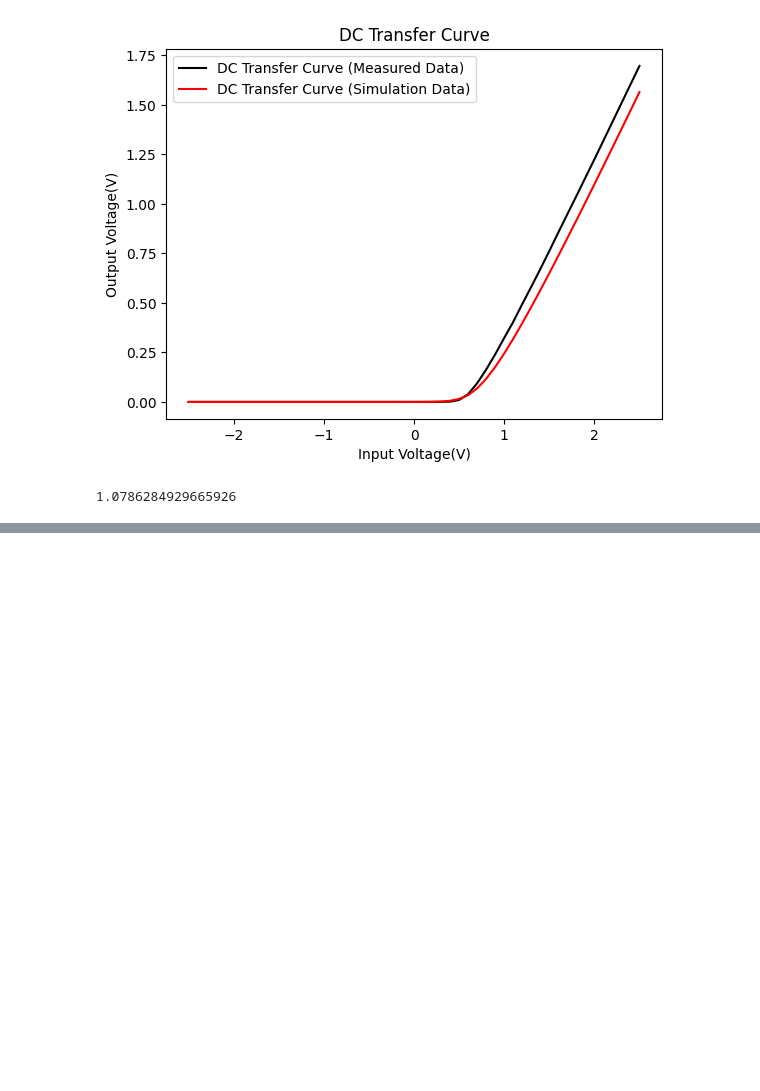
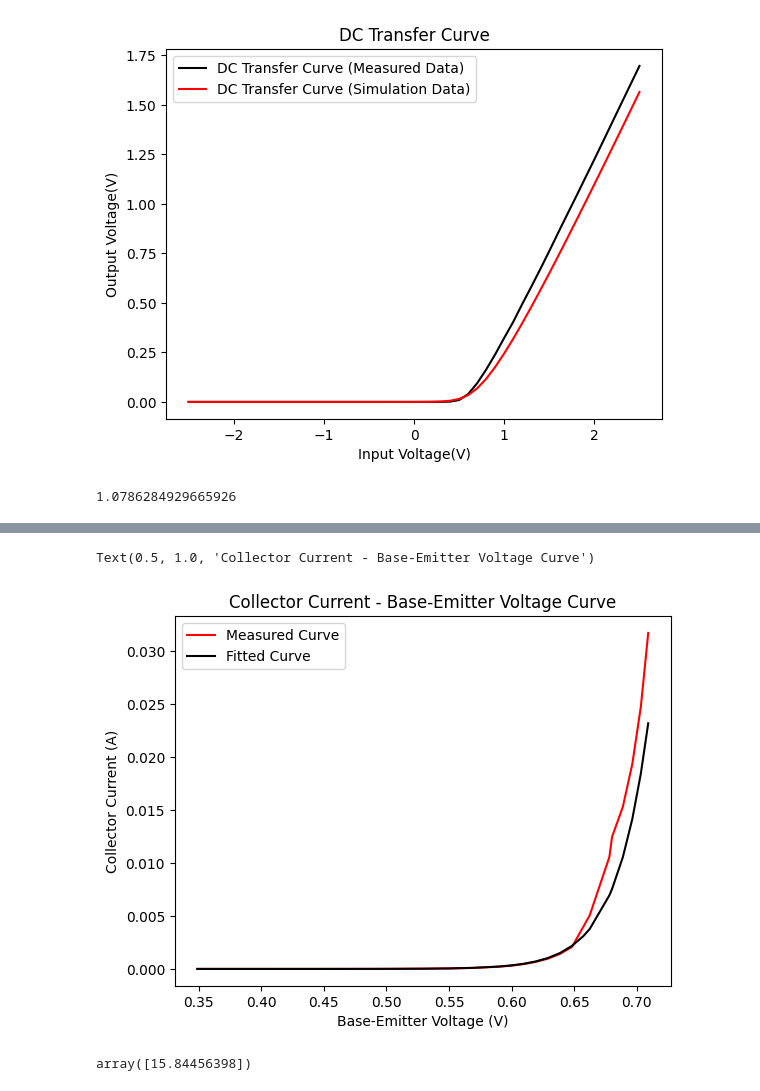
Before and after one commit to BrainConnection/Small_Project, a Jupyter notebook: IEC_LAB.ipynb, the cells around one changed output, grey strips where cells are left out. Saved outputs shown, nothing was run; the diff lists cells and outputs as text; code cells hidden in the pictures; blank space fills up the shorter version.

```diff
--- a/IEC_LAB.ipynb
+++ b/IEC_LAB.ipynb
@@ -566,0 +639,10 @@ MSE
+# %%
+plt.plot(vbe, ic, label="Measured Curve", color="red")
+plt.plot(vbe, np.exp(-31.32)*np.exp(38.8593906*vbe), label="Fitted Curve", color="black")
+plt.ylabel("Collector Current (A)")
+plt.xlabel("Base-Emitter Voltage (V)")
+plt.legend()
+plt.title("Collector Current - Base-Emitter Voltage Curve")
+# %% [output]
+Text(0.5, 1.0, 'Collector Current - Base-Emitter Voltage Curve')
+[figure, added]
@@ -566,0 +654,4 @@ MSE
+# %%
+popt
+# %% [output]
+array([15.84456398])
```
Also changed, not shown: parts of 24 cells of this notebook.
